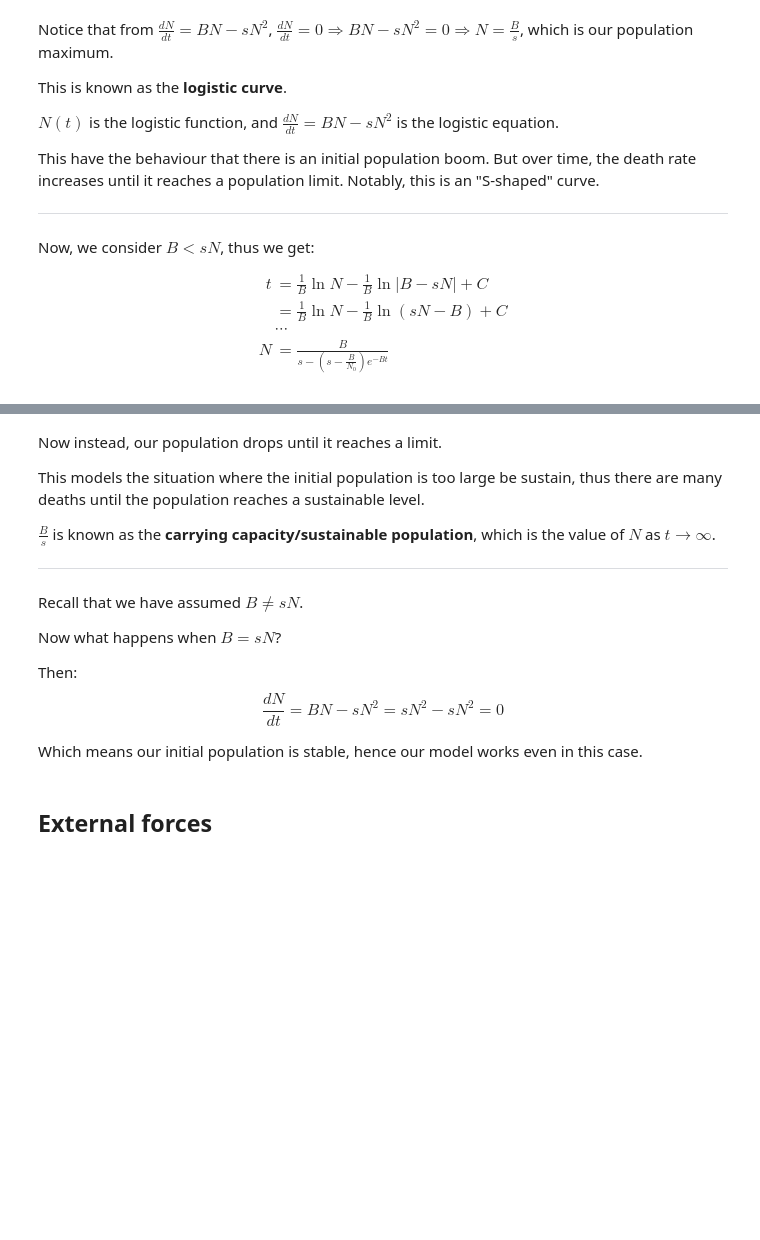
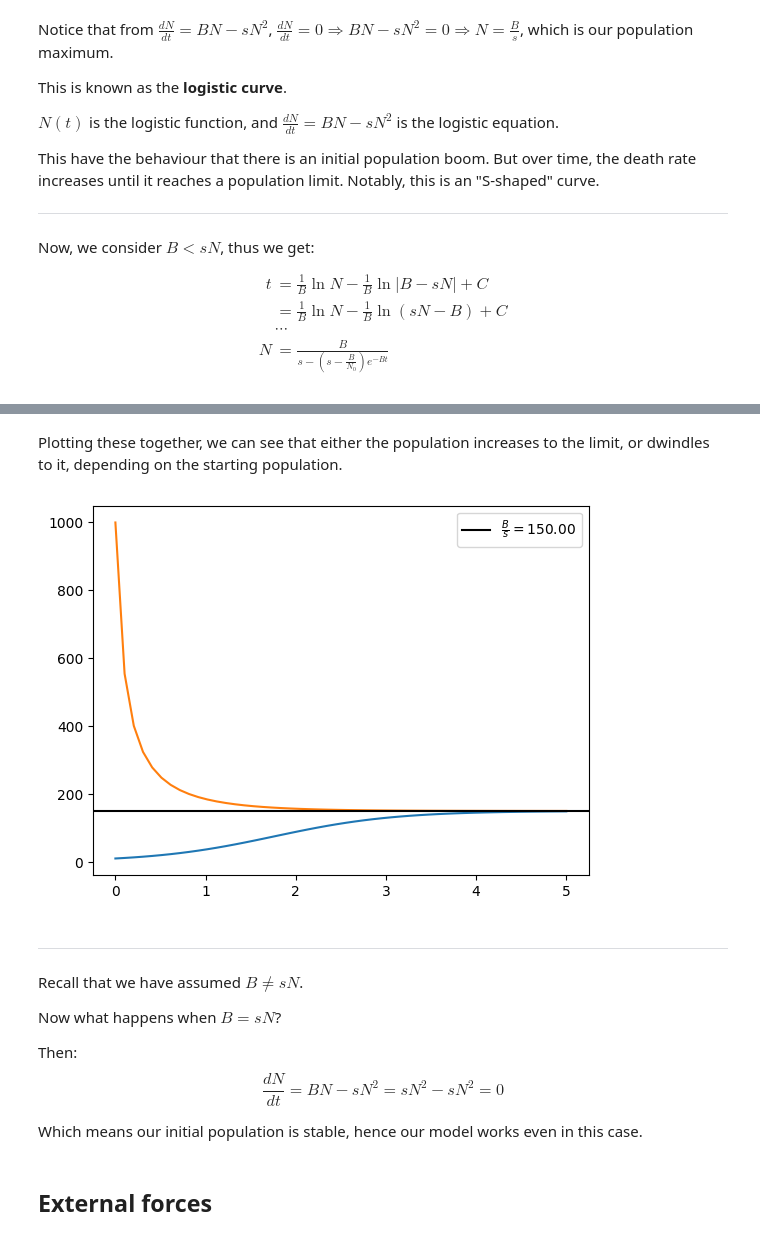
Before and after one commit to 0WN463/wellspring, a Jupyter notebook: ordinary_differential_equations/malthus_model.ipynb, the cells around one changed output, grey strips where cells are left out. Saved outputs shown, nothing was run; the diff lists cells and outputs as text; code cells hidden in the pictures; blank space fills up the shorter version.

```diff
--- a/ordinary_differential_equations/malthus_model.ipynb
+++ b/ordinary_differential_equations/malthus_model.ipynb
@@ -168,10 +172,17 @@ plt.show();
+# %% [markdown]
+Plotting these together, we can see that either the population increases to the limit, or dwindles to it, depending on the starting population.
+# %%
+N0 = 10
+N0_p = 1000
+
+plt.plot(ts, B / (s - (s - B / N0) * np.exp(-B * ts)))
+plt.plot(ts, B / (s - (s - B / N0_p) * np.exp(-B * ts)))
+plt.axhline(y = B / s, color = 'black', label = r"$\frac{B}{s} = " + f"{B/s:.2f}$")
+plt.legend();
+plt.show();
+# %% [output]
+[figure, added]
 # %% [markdown]
-Now instead, our population drops until it reaches a limit.
-
-This models the situation where the initial population is too large be sustain, thus there are many deaths until the population reaches a sustainable level.
-
-$\frac{B}{s}$ is known as the **carrying capacity/sustainable population**, which is the value of $N$ as $t \to \infty$.
-
 ---
 
 Recall that we have assumed $B \neq sN$.
```
Also changed, not shown: parts of 4 cells of this notebook, 3 other files.
